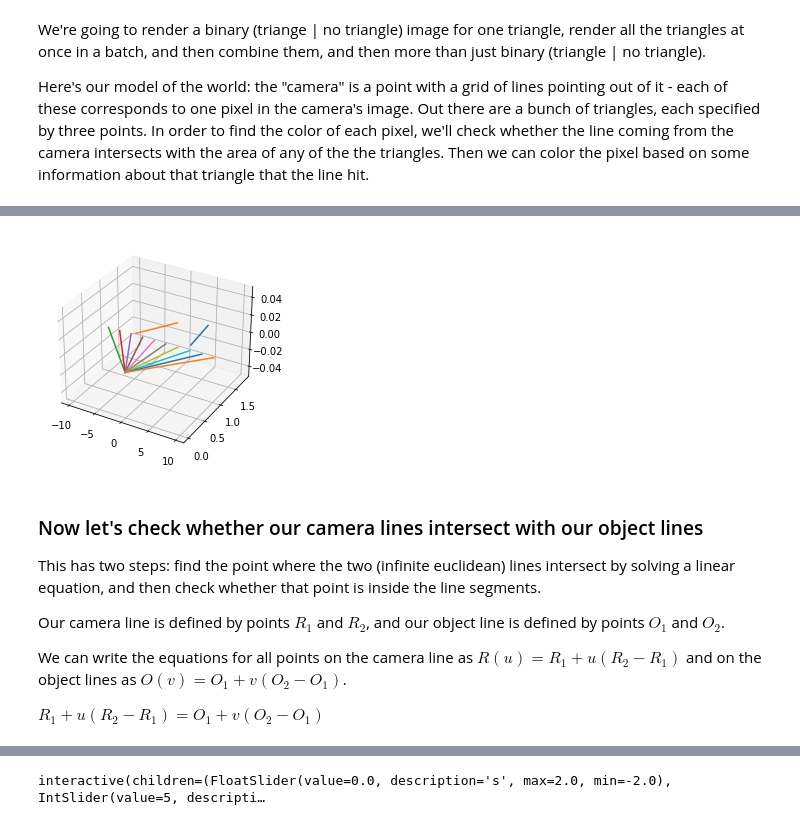
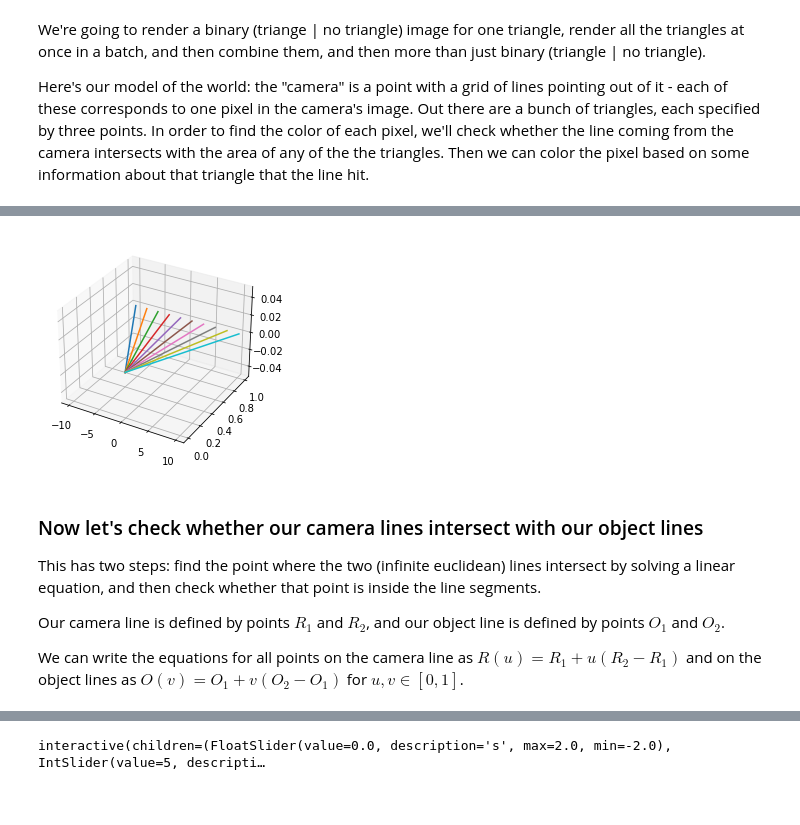
Before and after one commit to redwoodresearch/mlab, a Jupyter notebook: days/w1d1_renderer.ipynb, the cells around one changed output, grey strips where cells are left out. Saved outputs shown, nothing was run; the diff lists cells and outputs as text; code cells hidden in the pictures.

Commit message:
finish filling out missing parts of renderer

```diff
--- a/days/w1d1_renderer.ipynb
+++ b/days/w1d1_renderer.ipynb
@@ -40,24 +41,18 @@ def render_lines_with_pyplot(lines):
     plt.show()
 # %%
 # SOLUTION, TO REMOVE
-def camera_rays_1d(W,fov_ratio=0.3):
+def make_rays_1d(W,fov_ratio=0.3):
     y_dirs = t.linspace(-fov_ratio,fov_ratio, W)
     ray_directions = t.stack([t.ones(W), y_dirs,t.zeros(W)], dim=1)
     origin = t.tensor([0,0,0]).unsqueeze(0).expand([W, 3])
     lines = t.stack([origin, ray_directions], dim=1)
     return lines
-
-def objects(n):
-    xys = t.rand(n, 2, 2)
-    xys[:,:,0]+=1
-    xys[:,:,1]-=0.5
-    xys[:,:,1]*=10
-    return t.cat([xys, t.zeros(n, 2, 1)], dim=2)
-lines = camera_rays_1d(10,10)
-
-render_lines_with_pyplot(t.cat([objects(2), lines], dim=0))
-# %% [output]
-[figure, removed]
+# %%
+lines = make_rays_1d(10, 10.)
+
+render_lines_with_pyplot(lines)
+# %% [output]
+[figure, added]
 # %% [markdown]
 ### Now let's check whether our camera lines intersect with our object lines
 
@@ -65,6 +60,4 @@ This has two steps: find the point where the two (infinite euclidean) lines inte
 
 Our camera line is defined by points $R_1$ and $R_2$, and our object line is defined by points $O_1$ and $O_2$.
 
-We can write the equations for all points on the camera line as $R(u)=R_1+u(R_2 - R_1)$ and on the object lines as $O(v)=O_1+v(O_2 - O_1)$.
-
-$R_1+u(R_2 - R_1) = O_1 + v(O_2 - O_1)$
+We can write the equations for all points on the camera line as $R(u)=R_1+u(R_2 - R_1)$ and on the object lines as $O(v)=O_1+v(O_2 - O_1)$ for $u, v \in [0, 1]$.
```
Also changed, not shown: parts of 23 cells of this notebook.
